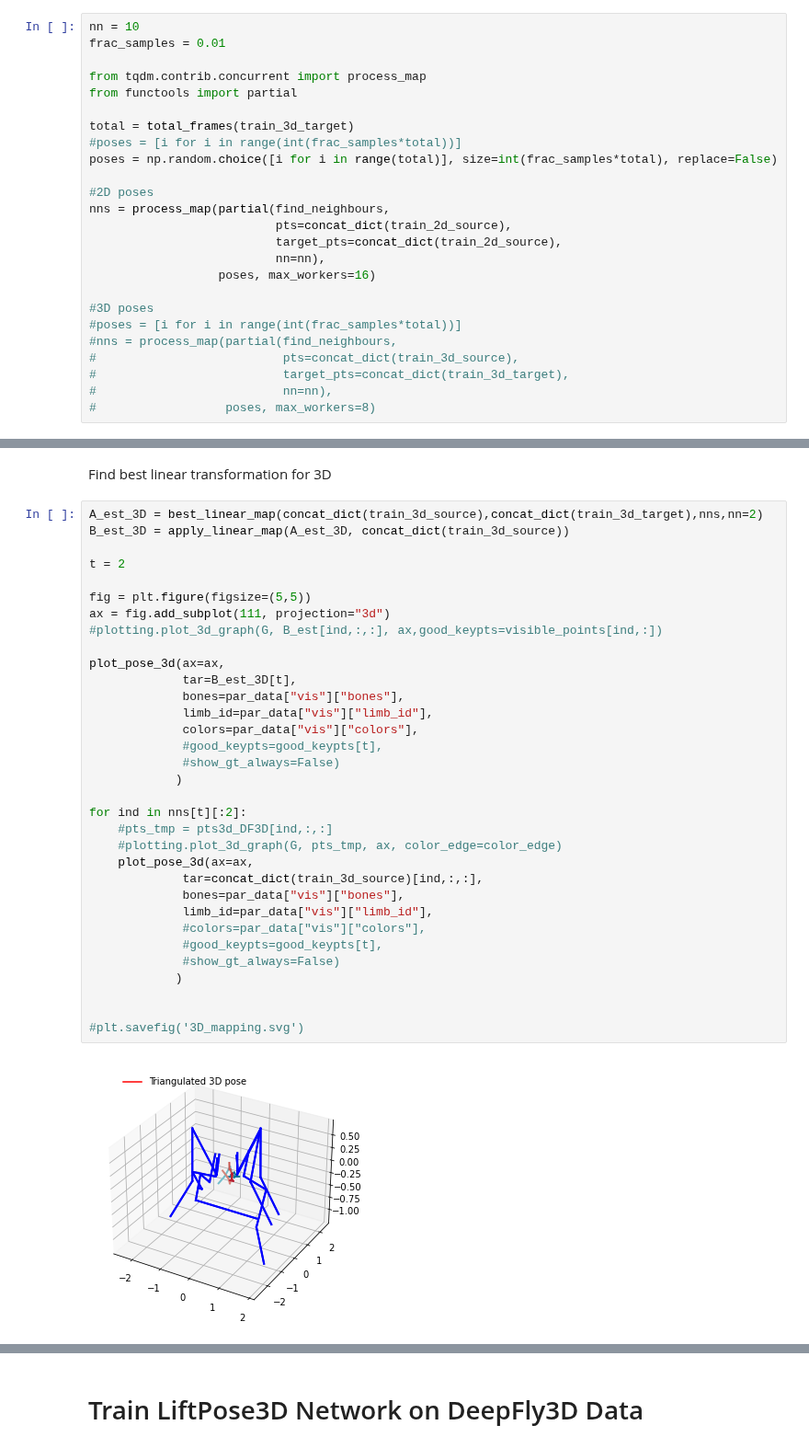
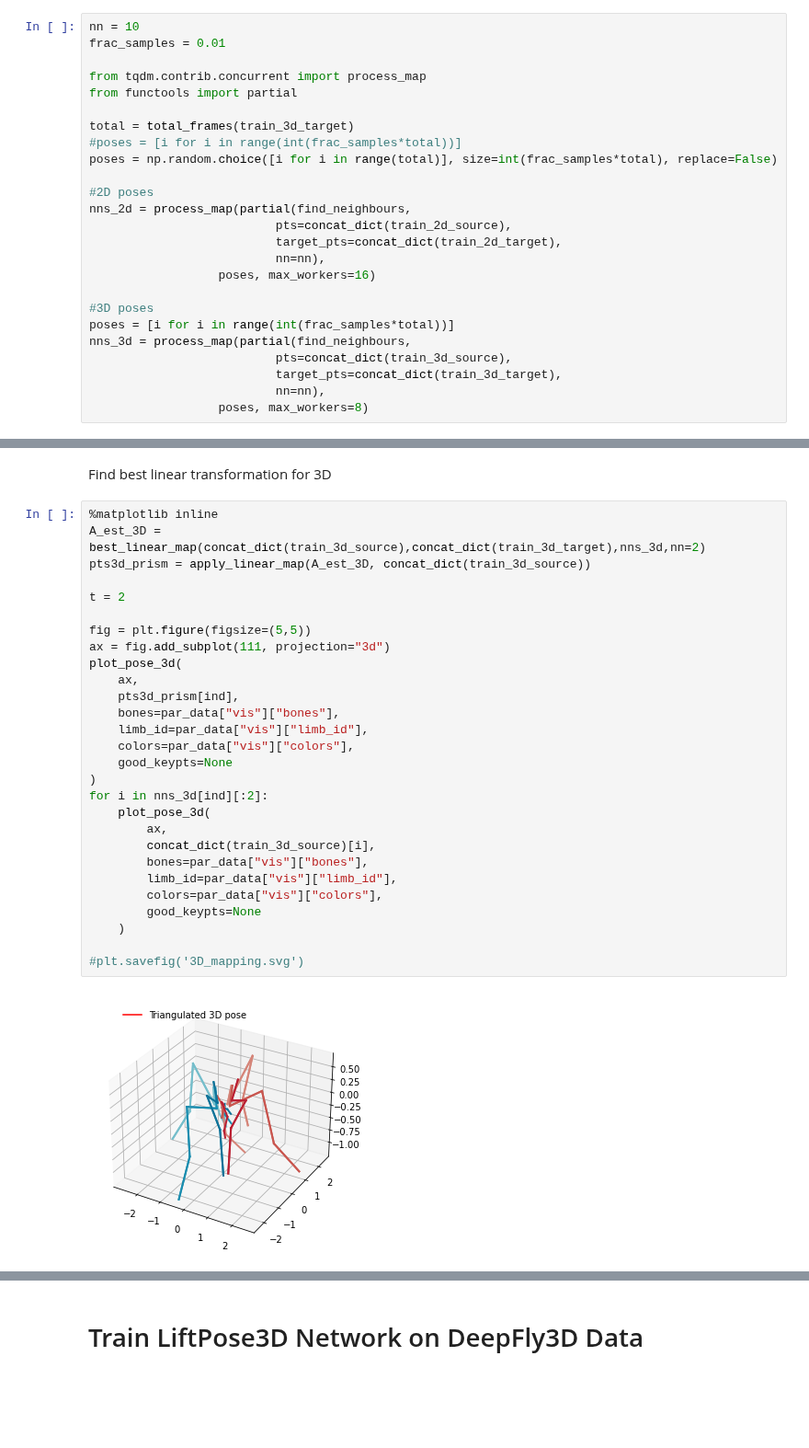
Before and after one commit to NeLy-EPFL/LiftPose3D, a Jupyter notebook: examples/domain_adaptation/domain_adaptation.ipynb, the cells around one changed output, grey strips where cells are left out. Shown at 92% size. Drawn from its saved outputs; the diff is of its cells as text; blank space fills up the shorter version.

```diff
--- a/examples/domain_adaptation/domain_adaptation.ipynb
+++ b/examples/domain_adaptation/domain_adaptation.ipynb
@@ -106,16 +106,16 @@ total = total_frames(train_3d_target)
 poses = np.random.choice([i for i in range(total)], size=int(frac_samples*total), replace=False)
 
 #2D poses
-nns = process_map(partial(find_neighbours,
+nns_2d = process_map(partial(find_neighbours,
                           pts=concat_dict(train_2d_source),
-                          target_pts=concat_dict(train_2d_source),
+                          target_pts=concat_dict(train_2d_target),
                           nn=nn),
                   poses, max_workers=16)
 
 #3D poses
-#poses = [i for i in range(int(frac_samples*total))]
-#nns = process_map(partial(find_neighbours,
-#                          pts=concat_dict(train_3d_source),
-#                          target_pts=concat_dict(train_3d_target),
-#                          nn=nn),
-#                  poses, max_workers=8)
+poses = [i for i in range(int(frac_samples*total))]
+nns_3d = process_map(partial(find_neighbours,
+                          pts=concat_dict(train_3d_source),
+                          target_pts=concat_dict(train_3d_target),
+                          nn=nn),
+                  poses, max_workers=8)
@@ -143,37 +154,32 @@ plot_pose_2d(
 # %% [markdown]
 Find best linear transformation for 3D
 # %%
-A_est_3D = best_linear_map(concat_dict(train_3d_source),concat_dict(train_3d_target),nns,nn=2)
-B_est_3D = apply_linear_map(A_est_3D, concat_dict(train_3d_source))
+%matplotlib inline
+A_est_3D = best_linear_map(concat_dict(train_3d_source),concat_dict(train_3d_target),nns_3d,nn=2)
+pts3d_prism = apply_linear_map(A_est_3D, concat_dict(train_3d_source))
 
 t = 2
 
 fig = plt.figure(figsize=(5,5))
 ax = fig.add_subplot(111, projection="3d")
-#plotting.plot_3d_graph(G, B_est[ind,:,:], ax,good_keypts=visible_points[ind,:])
-
-plot_pose_3d(ax=ax,
-             tar=B_est_3D[t],
-             bones=par_data["vis"]["bones"],
-             limb_id=par_data["vis"]["limb_id"],
-             colors=par_data["vis"]["colors"],
-             #good_keypts=good_keypts[t],
-             #show_gt_always=False)
-            )
-
-for ind in nns[t][:2]:
-    #pts_tmp = pts3d_DF3D[ind,:,:]
-    #plotting.plot_3d_graph(G, pts_tmp, ax, color_edge=color_edge)
-    plot_pose_3d(ax=ax,
-             tar=concat_dict(train_3d_source)[ind,:,:],
-             bones=par_data["vis"]["bones"],
-             limb_id=par_data["vis"]["limb_id"],
-             #colors=par_data["vis"]["colors"],
-             #good_keypts=good_keypts[t],
-             #show_gt_always=False)
-            )
-
+plot_pose_3d(
+    ax,
+    pts3d_prism[ind],
+    bones=par_data["vis"]["bones"],
+    limb_id=par_data["vis"]["limb_id"],
+    colors=par_data["vis"]["colors"],
+    good_keypts=None
+)
+for i in nns_3d[ind][:2]:
+    plot_pose_3d(
+        ax,
+        concat_dict(train_3d_source)[i],
+        bones=par_data["vis"]["bones"],
+        limb_id=par_data["vis"]["limb_id"],
+        colors=par_data["vis"]["colors"],
+        good_keypts=None
+    )
 
 #plt.savefig('3D_mapping.svg')
 # %% [output]
-[figure, old version]
+[figure, new version]
```
Also changed, not shown: parts of 4 cells of this notebook.
